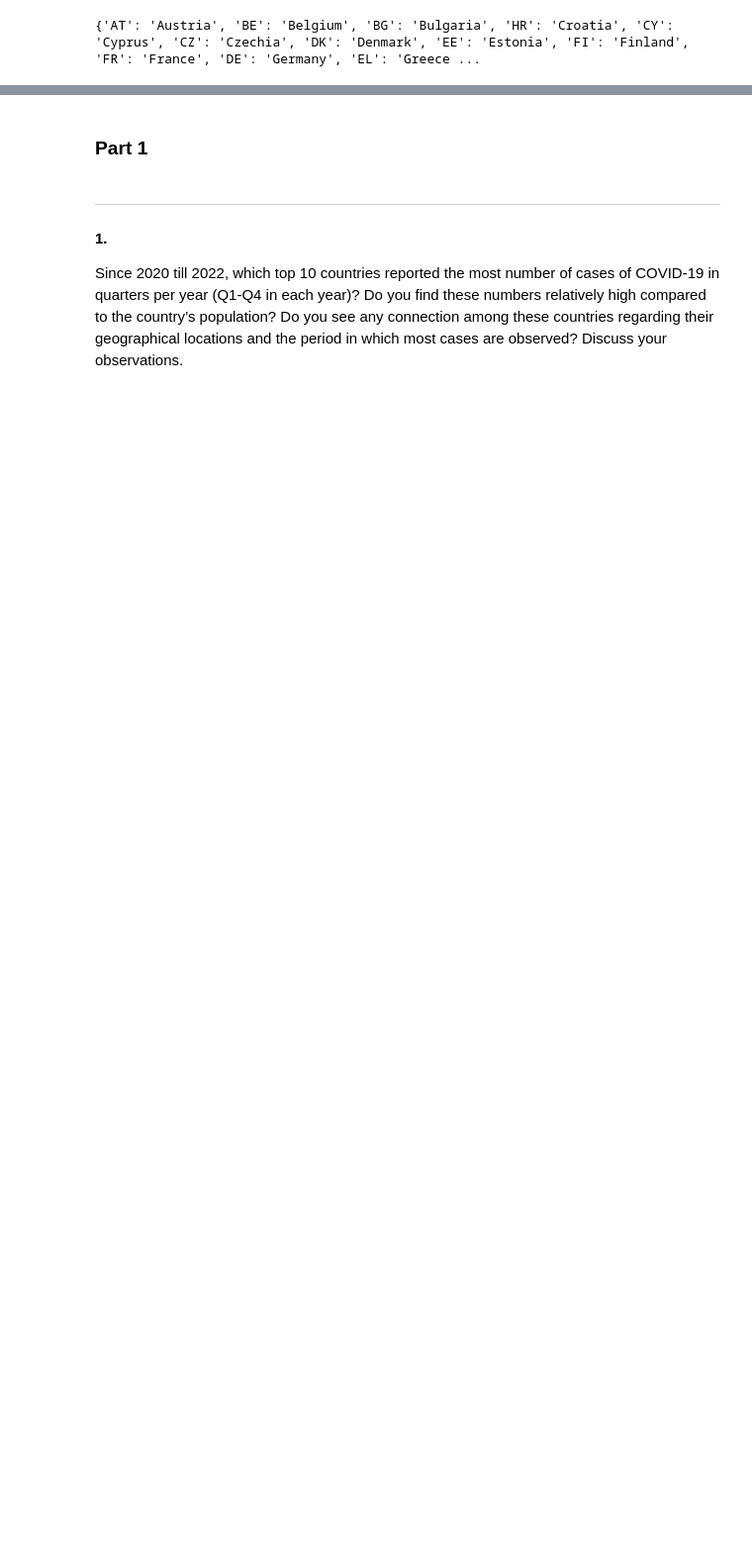
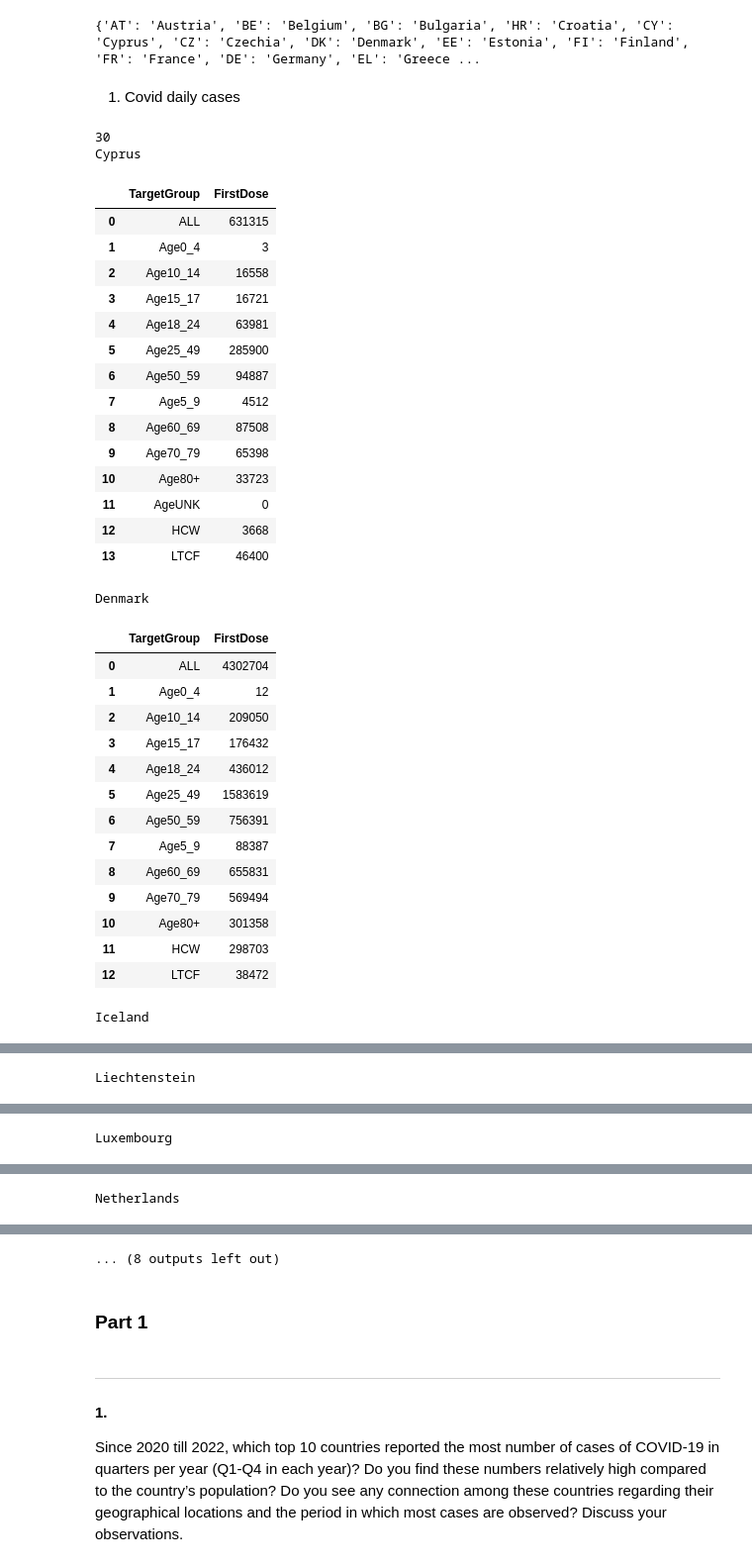
Before and after one commit to Globose/dv1597, a Jupyter notebook: a2/book.ipynb, the cells around one changed output, grey strips where cells are left out. Shown at 99% size. Saved outputs shown, nothing was run; the diff lists cells and outputs as text; code cells hidden in the pictures; blank space fills up the shorter version.

```diff
--- a/a2/book.ipynb
+++ b/a2/book.ipynb
@@ -31,9 +31,9 @@ from shapely.geometry import Polygon
 # %%
 # Load datasets
 PATH = 'Assignment 2_datasets/'
-df_daily = pd.read_csv(PATH + '1.COVID-19_daily_number_of_new_cases_and_deaths.csv')
-df_vaccination = pd.read_csv(PATH + '2.COVID-19_vaccination.csv')
-df_admissions = pd.read_csv(PATH + '3.COVID-19_hospital_and_ICU_admission_rates.csv')
+df_daily_original = pd.read_csv(PATH + '1.COVID-19_daily_number_of_new_cases_and_deaths.csv')
+df_vaccination_original = pd.read_csv(PATH + '2.COVID-19_vaccination.csv')
+df_admissions_original = pd.read_csv(PATH + '3.COVID-19_hospital_and_ICU_admission_rates.csv')
 # %% [markdown]
 #### Reported cases dataset
 
@@ -128,3 +129,54 @@ for i in range(len(df_pop)):
 print(name_dict)
 # %% [output]
 {'AT': 'Austria', 'BE': 'Belgium', 'BG': 'Bulgaria', 'HR': 'Croatia', 'CY': 'Cyprus', 'CZ': 'Czechia', 'DK': 'Denmark', 'EE': 'Estonia', 'FI': 'Finland', 'FR': 'France', 'DE': 'Germany', 'EL': 'Greece ...
+# %% [markdown]
+1. Covid daily cases
+# %%
+df_vaccination = df_vaccination_original.copy()
+df_vaccination = df_vaccination.drop(df_vaccination[df_vaccination['Region'] != df_vaccination['ReportingCountry']].index)
+
+# Country group
+df_cg = df_vaccination.groupby('ReportingCountry')
+print(len(df_cg))
+for c in df_cg:
+    cc = c[0]
+    df_fin = df_vaccination.loc[df_vaccination['ReportingCountry'] == c[0]]
+    df_fin = df_fin.groupby('TargetGroup')['FirstDose'].sum().reset_index()
+    df_fin.set_index('')
+    if 'Age<18' not in df_fin['TargetGroup'].values:
+        print(name_dict.get(cc))
+        display(df_fin)
+# %% [output]
+30
+Cyprus
+|  | TargetGroup | FirstDose |
+| 0 | ALL | 631315 |
+| 1 | Age0_4 | 3 |
+| 2 | Age10_14 | 16558 |
+| 3 | Age15_17 | 16721 |
+| 4 | Age18_24 | 63981 |
+| 5 | Age25_49 | 285900 |
+| 6 | Age50_59 | 94887 |
+| 7 | Age5_9 | 4512 |
+| 8 | Age60_69 | 87508 |
+| 9 | Age70_79 | 65398 |
+| 10 | Age80+ | 33723 |
+| 11 | AgeUNK | 0 |
+| 12 | HCW | 3668 |
+| 13 | LTCF | 46400 |
+Denmark
+|  | TargetGroup | FirstDose |
+| 0 | ALL | 4302704 |
+| 1 | Age0_4 | 12 |
+| 2 | Age10_14 | 209050 |
+| 3 | Age15_17 | 176432 |
+| 4 | Age18_24 | 436012 |
+| 5 | Age25_49 | 1583619 |
+| 6 | Age50_59 | 756391 |
+| 7 | Age5_9 | 88387 |
+| 8 | Age60_69 | 655831 |
+| 9 | Age70_79 | 569494 |
+| 10 | Age80+ | 301358 |
+| 11 | HCW | 298703 |
+| 12 | LTCF | 38472 |
+Iceland
@@ -130,0 +198 @@ print(name_dict)
+Liechtenstein
@@ -130,0 +210 @@ print(name_dict)
+Luxembourg
@@ -130,0 +224 @@ print(name_dict)
+Netherlands
@@ -131,3 +237,4 @@ print(name_dict)
+... (8 outputs left out)
 # %% [markdown]
 ### Part 1
 # %% [markdown]
```
Also changed, not shown: parts of 7 cells of this notebook.
